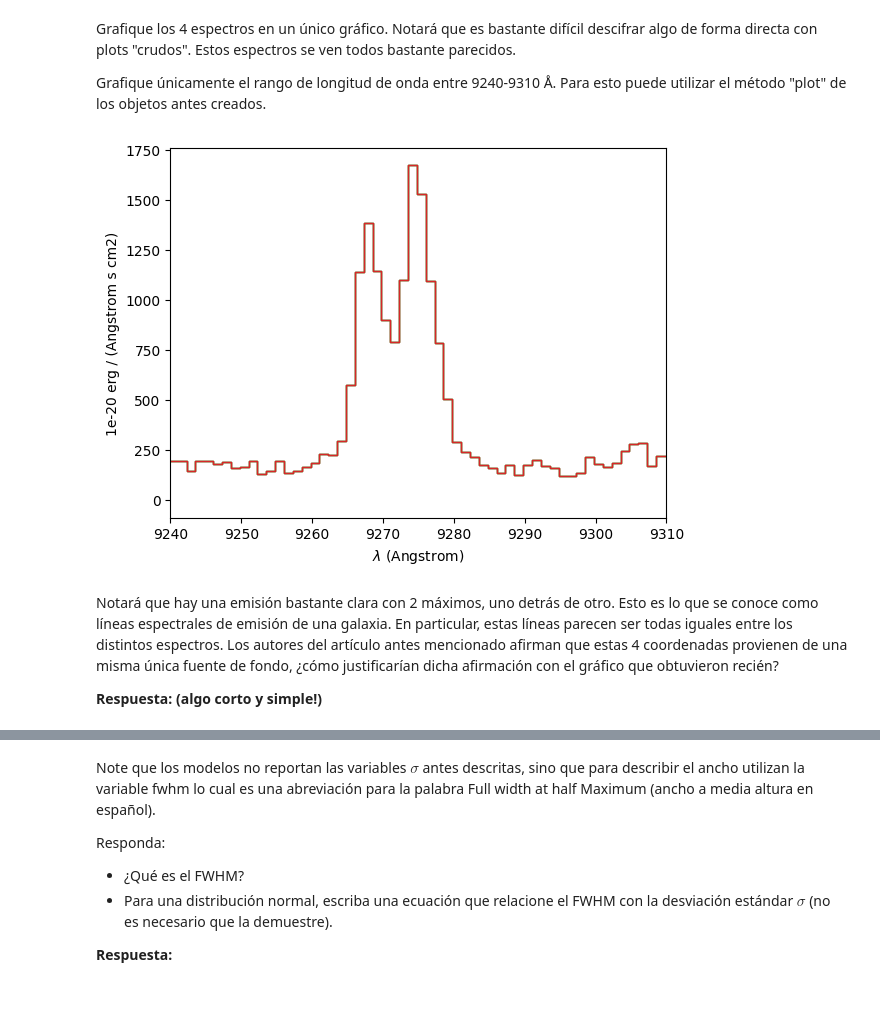
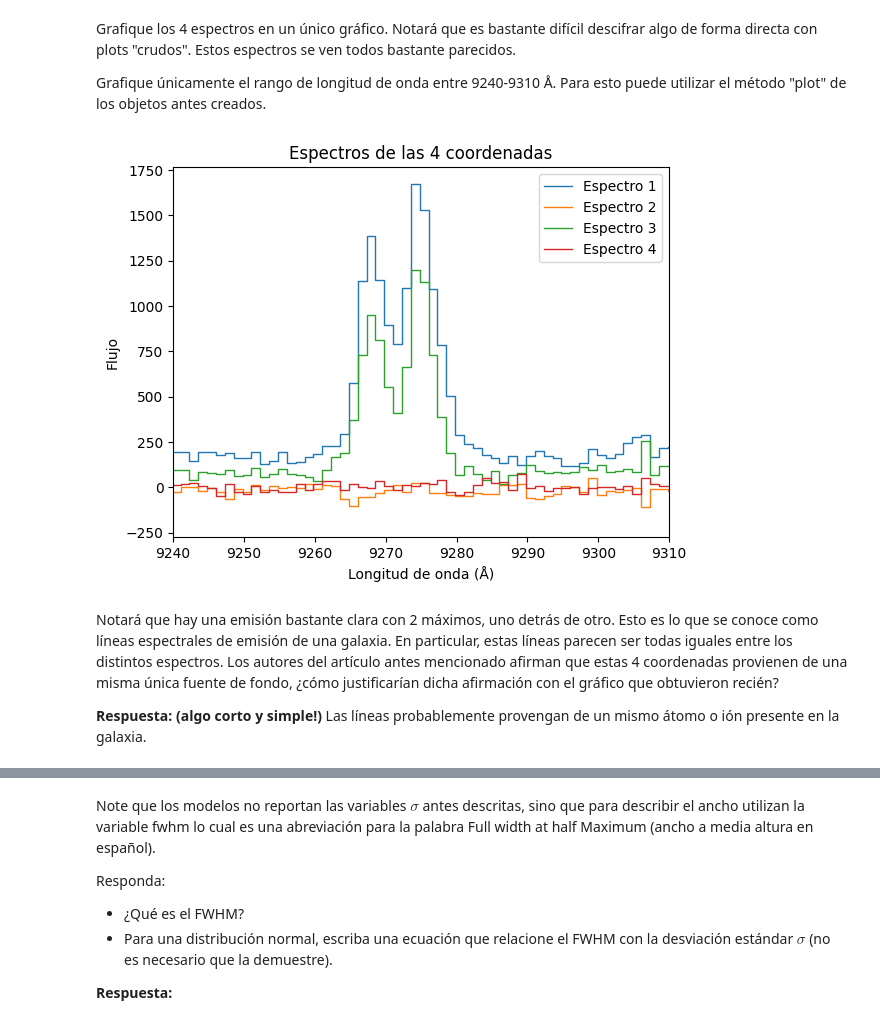
Before and after one commit to vicentemaartinez/Tarea-4, a Jupyter notebook: Tarea4.ipynb, the cells around one changed output, grey strips where cells are left out. Drawn from its saved outputs; the diff is of its cells as text; code cells hidden in the pictures; blank space fills up the shorter version.

```diff
--- a/Tarea4.ipynb
+++ b/Tarea4.ipynb
@@ -230,10 +239,10 @@ Un pequeño hint: el centro debe ser de la forma (dec, ra) y cada coordenada con
 # Rellene el código a continuación reemplazando el "CENTRO" y "radio", según corresponda.
 # Note que ya le hemos indicado al método las unidades de medida, por lo que debe ser consistente.
 
-espectro_s0a = cube.aperture(center=(s0a.dec.value, s0a.ra.value), radius=1, unit_center=u.deg, unit_radius=u.arcsec)
-espectro_s0b = cube.aperture(center=(s0a.dec.value, s0a.ra.value), radius=1, unit_center=u.deg, unit_radius=u.arcsec)
-espectro_s0c = cube.aperture(center=(s0a.dec.value, s0a.ra.value), radius=1, unit_center=u.deg, unit_radius=u.arcsec)
-espectro_s0d = cube.aperture(center=(s0a.dec.value, s0a.ra.value), radius=1, unit_center=u.deg, unit_radius=u.arcsec)
+espectro_s0a = cube.aperture(center=(s0a.dec.value, s0a.ra.value), radius=1, unit_center=u.deg, unit_radius=u.arcsec) # Radio 1 pues el díametro es 2
+espectro_s0b = cube.aperture(center=(s0b.dec.value, s0a.ra.value), radius=1, unit_center=u.deg, unit_radius=u.arcsec)
+espectro_s0c = cube.aperture(center=(s0c.dec.value, s0a.ra.value), radius=1, unit_center=u.deg, unit_radius=u.arcsec)
+espectro_s0d = cube.aperture(center=(s0d.dec.value, s0a.ra.value), radius=1, unit_center=u.deg, unit_radius=u.arcsec)
 # %% [output]
 [INFO] 100 spaxels used
 INFO:mpdaf.obj.data:100 spaxels used
@@ -248,24 +257,33 @@ Grafique los 4 espectros en un único gráfico. Notará que es bastante difícil
 
 Grafique únicamente el rango de longitud de onda entre 9240-9310 Å.
 Para esto puede utilizar el método "plot" de los objetos antes creados.
-# %%
-# Inserte su gráfico a continuación:
-espectro_s0a.plot()
-espectro_s0b.plot()
-espectro_s0c.plot()
-espectro_s0d.plot()
-
-plt.xlim(9240, 9310)
-plt.show()
-# %% [output]
-[figure, removed]
+# %%
+# Graficamos los espectros
+espectro_s0a.plot(label = 'Espectro 1')
+espectro_s0b.plot(label = 'Espectro 2')
+espectro_s0c.plot(label = 'Espectro 3')
+espectro_s0d.plot(label = 'Espectro 4')
+
+# Ajustamos los límites del gráfico
+plt.xlim(9240, 9310)
+
+# Agregamos nombres a los ejes, leyenda y título
+plt.xlabel('Longitud de onda (Å)')
+plt.ylabel('Flujo')
+plt.legend()
+plt.title('Espectros de las 4 coordenadas')
+
+# Mostramos el gráfico
+plt.show()
+# %% [output]
+[figure, added]
 # %% [markdown]
 
 Notará que hay una emisión bastante clara con 2 máximos, uno detrás de otro.
 Esto es lo que se conoce como líneas espectrales de emisión de una galaxia.
 En particular, estas líneas parecen ser todas iguales entre los distintos espectros. Los autores del artículo antes mencionado afirman que estas 4 coordenadas provienen de una misma única fuente de fondo, ¿cómo justificarían dicha afirmación con el gráfico que obtuvieron recién?
 
-**Respuesta: (algo corto y simple!)**
+**Respuesta: (algo corto y simple!)** Las líneas probablemente provengan de un mismo átomo o ión presente en la galaxia.
 # %% [markdown]
 Esta emisión proviene del gas de estas fuentes, en particular es una línea de  OII, es decir, oxígeno que fue ionizado. Esta línea es lo que se conoce como un "doblete" (doublet en inglés), lo que quiere decir que en realidad son dos líneas, muy cercanas en longitud de onda. La longitud de onda medida en laboratorio de ambas líneas es 3727.092 Å y 3729.875 Å, respectivamente. Claramente las líneas que vemos en estas fuentes no están centradas en esas longitudes de onda.
 
```
Also changed, not shown: parts of 22 cells of this notebook.
